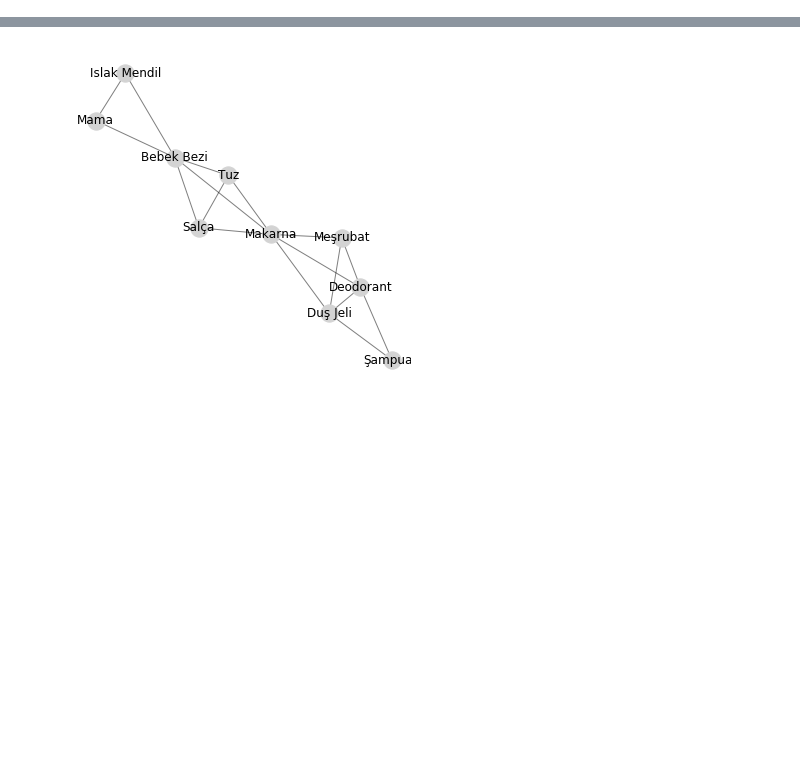
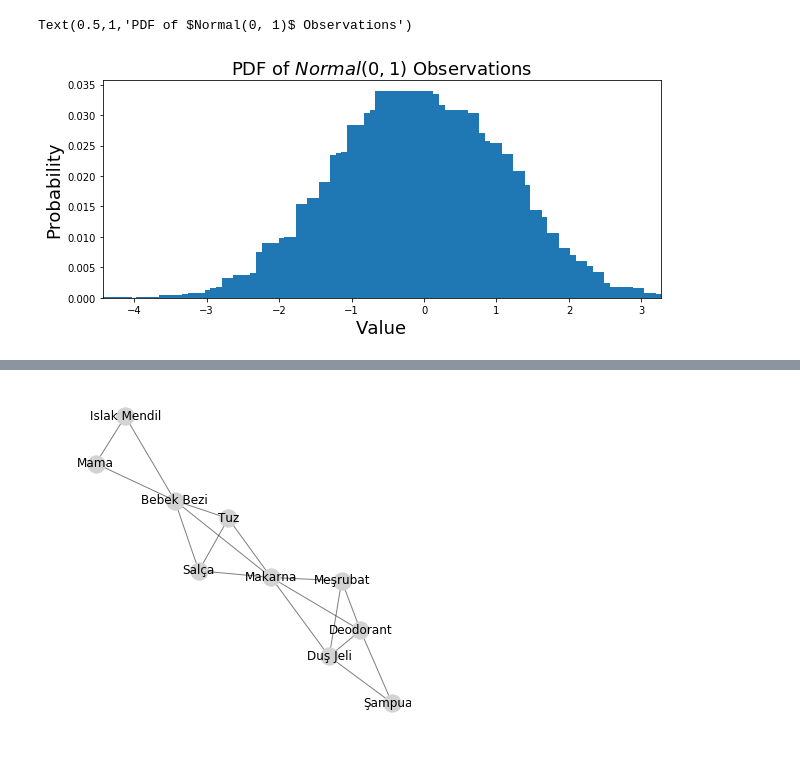
Before and after one commit to egemensert/Network-Tutorials, a Jupyter notebook: gun_iki.ipynb, the cells around one changed output, grey strips where cells are left out. Saved outputs shown, nothing was run; the diff lists cells and outputs as text; code cells hidden in the pictures; blank space fills up the shorter version.

```diff
--- a/gun_iki.ipynb
+++ b/gun_iki.ipynb
@@ -6,0 +22,13 @@ import matplotlib.pyplot as plt
+# %%
+probabilities = bins / bins.sum()
+# %%
+fig, ax = plt.subplots(1, 1, figsize=(10, 4))
+
+ax.bar(edges, probabilities)
+ax.set_xlim(edges.min(), edges.max())
+ax.set_xlabel('Value', fontsize=18)
+ax.set_ylabel('Probability', fontsize=18)
+ax.set_title('PDF of $Normal(0, 1)$ Observations', fontsize=18)
+# %% [output]
+Text(0.5,1,'PDF of $Normal(0, 1)$ Observations')
+[figure, added]
```
Also changed, not shown: parts of 17 cells of this notebook, 1 other file.
